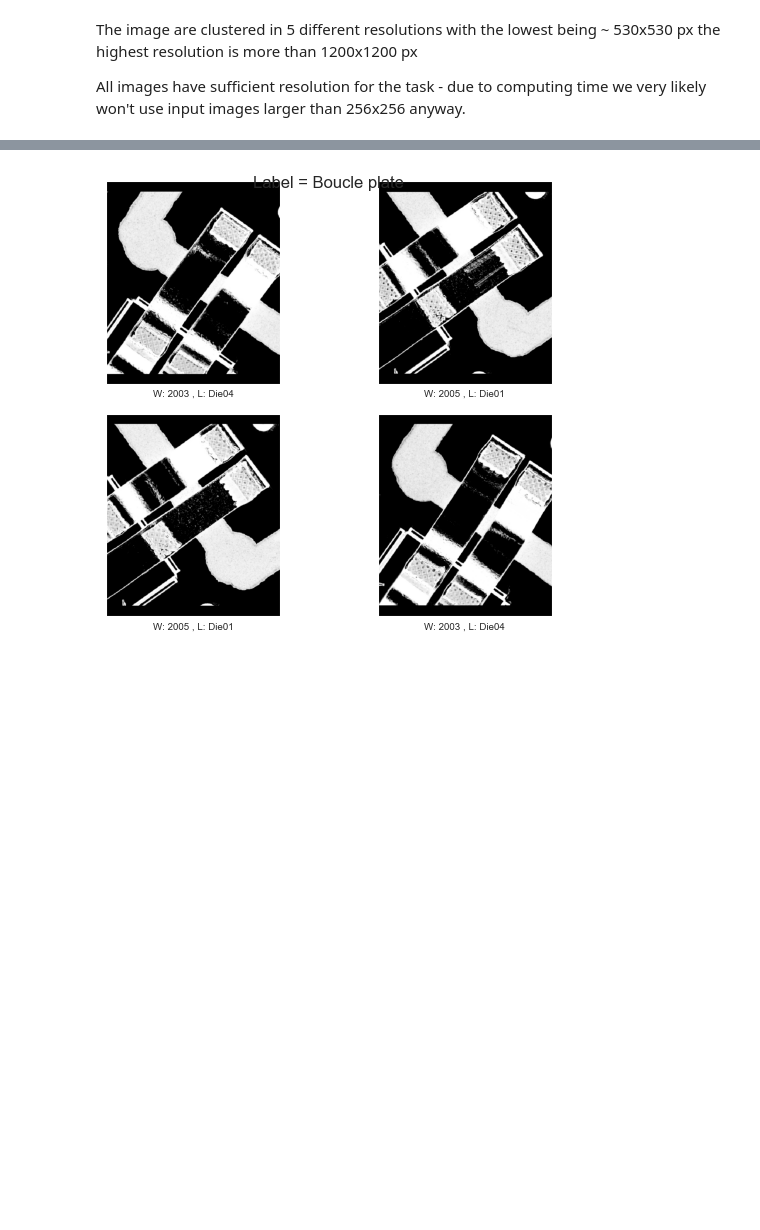
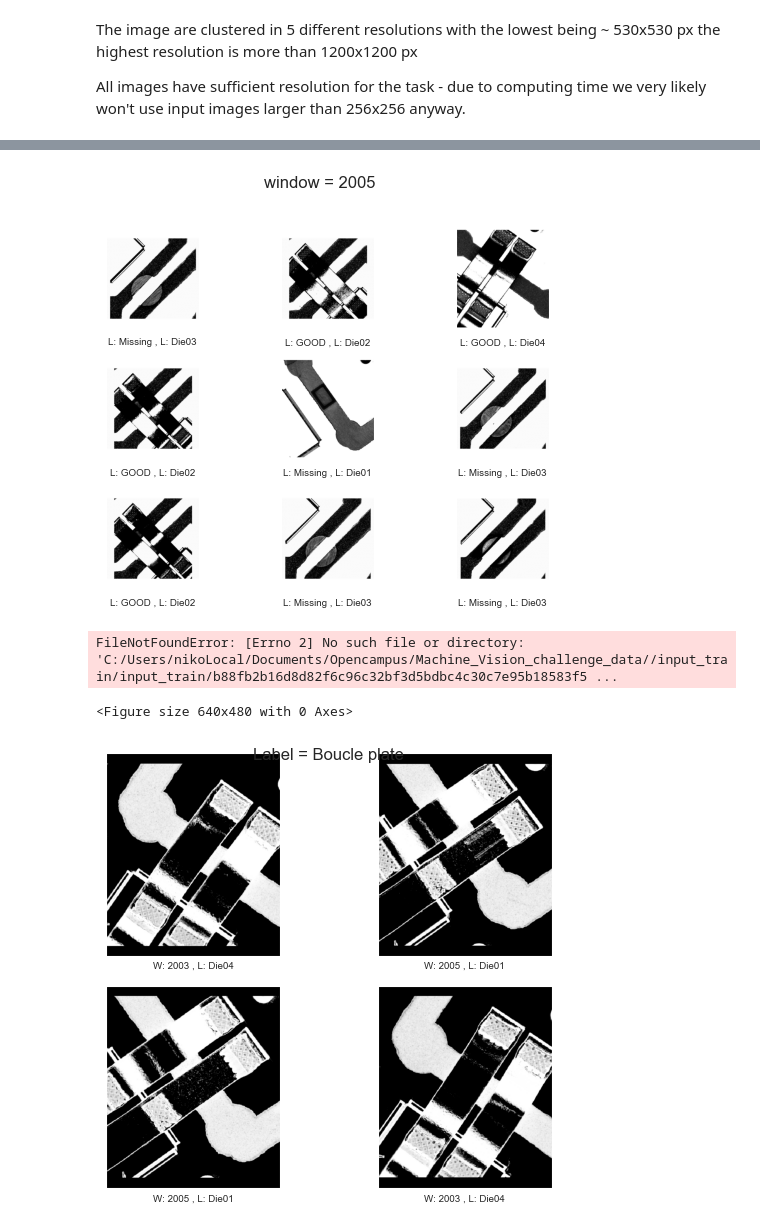
Before and after one commit to Sl4artiB4rtF4rst/MachineVision_Valeo_ChallangeData, a Jupyter notebook: 1_DatasetCharacteristics/exploratory_data_analysis.ipynb, the cells around one changed output, grey strips where cells are left out. Cells and saved outputs as stored; diff of their text form; code cells hidden in the pictures; blank space fills up the shorter version.

```diff
--- a/1_DatasetCharacteristics/exploratory_data_analysis.ipynb
+++ b/1_DatasetCharacteristics/exploratory_data_analysis.ipynb
@@ -360 +466,10 @@ def PlotWindow(df,label,grid):
+# %%
+PlotWindow(label_df,2005,[3,3],SaveFlag=True,base_file_path=base_file_path,colorMap = 'gray')
+# %% [output]
+[figure, added]
+# %%
+PlotLabelsTest(test_df,6,[3,3],SaveFlag=True,base_file_path=base_file_path,colorMap='grey')
+# %% [output]
+FileNotFoundError: [Errno 2] No such file or directory: 'C:/Users/nikoLocal/Documents/Opencampus/Machine_Vision_challenge_data//input_train/input_train/b88fb2b16d8d82f6c96c32bf3d5bdbc4c30c7e95b18583f5 ...
+<Figure size 640x480 with 0 Axes>
 # %%
```
Also changed, not shown: parts of 7 cells of this notebook.
